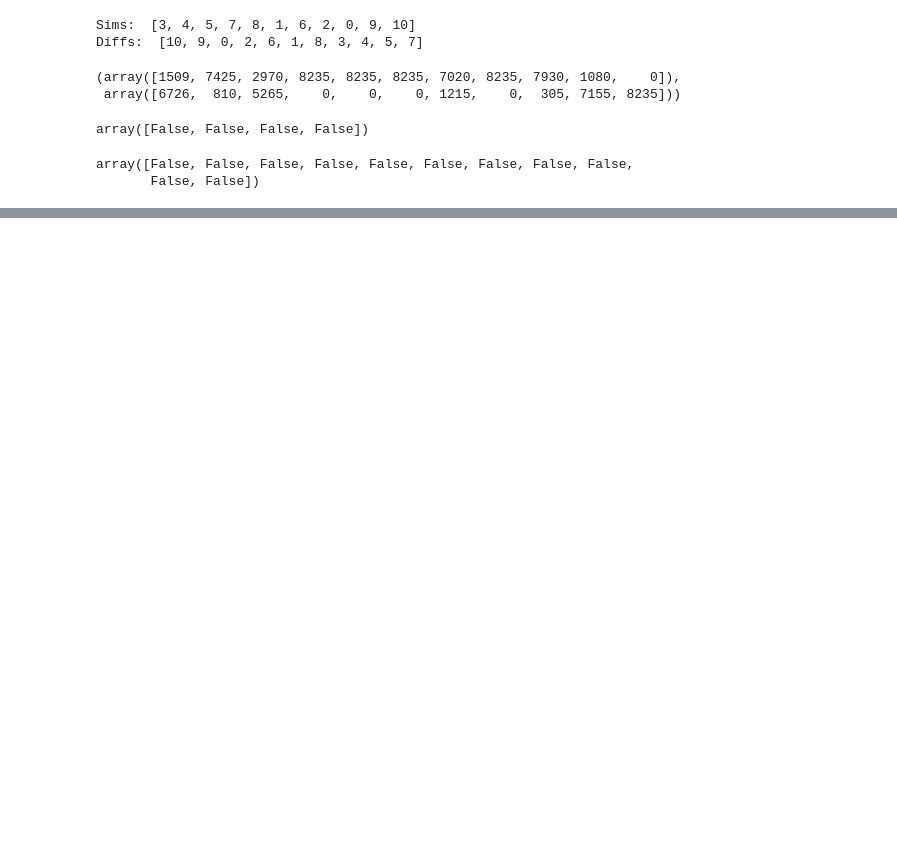
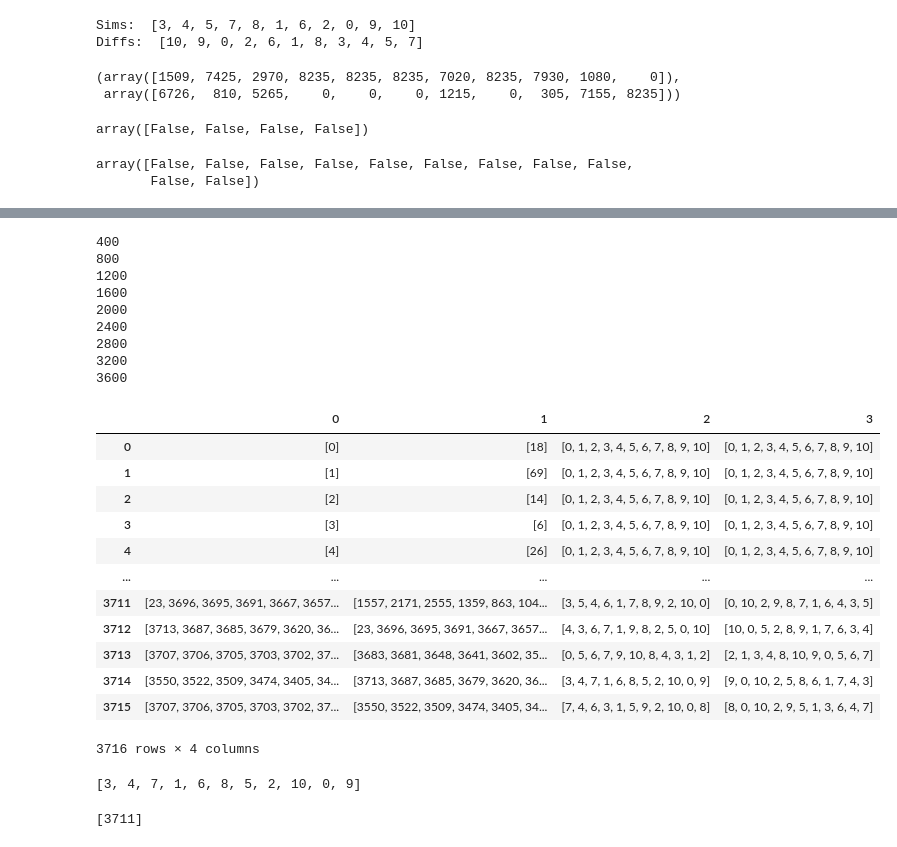
Before and after one commit to christopher-gong/optometry, a Jupyter notebook: sp20/aggl/AgglomerativeClustering_191126Dataset.ipynb, the cells around one changed output, grey strips where cells are left out. Saved outputs shown, nothing was run; the diff lists cells and outputs as text; code cells hidden in the pictures; blank space fills up the shorter version.

```diff
--- a/sp20/aggl/AgglomerativeClustering_191126Dataset.ipynb
+++ b/sp20/aggl/AgglomerativeClustering_191126Dataset.ipynb
@@ -125,6 +136,26 @@ def simdiff(class_a, class_b, clusterlist=clusterlist):
     print("Sims: ", sorted(range(len(sim)), key=lambda k: -sim[k]))
     print("Diffs: ", sorted(range(len(diff)), key=lambda k: -diff[k]))
     return sim, diff
+# %%
+def simdiffindex(class_a, class_b):
+    class_a = np.array(df.iloc[class_a])
+    class_b = np.array(df.iloc[class_b])
+    sim = np.zeros((len(class_a[0]),), dtype=int)
+    diff = np.zeros((len(class_a[0]),), dtype=int)
+    for a in class_a:
+        for b in class_b:
+            a = np.array(a)
+            b = np.array(b)
+            #print(type(a))
+            #print(type(b))
+            x = np.array(np.logical_xor(list(a),list(b)))
+            #sim
+            sim = np.add(sim, ~x)
+            #diff
+            diff = np.add(diff, x)
+    #print("Sims: ", sorted(range(len(sim)), key=lambda k: -sim[k]))
+    #print("Diffs: ", sorted(range(len(diff)), key=lambda k: -diff[k]))
+    return sim, diff, sorted(range(len(sim)), key=lambda k: -sim[k]), sorted(range(len(diff)), key=lambda k: -diff[k])
 # %%
 np.logical_xor(np.array([0,0,1,1]), np.array([0,0,1,1]))
 # %% [output]
@@ -152,0 +198,40 @@ pd.DataFrame(linkage_matrix)
+# %%
+n = len(l)
+i = 1
+d = {z:[z] for z in range(n + 1)}
+result = []
+for row in [list(l.iloc[z]) for z in range(n)]:
+    if (i % 400 == 0):
+        print(i)
+    row0 = d[row[0]]
+    row1 = d[row[1]]
+    sim, diff, sort_sim, sort_diff = simdiffindex(row0, row1)
+    d[n + i] = row0 + row1
+    result.append([row0, row1, sort_sim, sort_diff])
+    #result.append([row0, row1, sim, diff, sort_sim, sort_diff])
+    i += 1
+r = pd.DataFrame(result)
+r
+# %% [output]
+400
+800
+1200
+1600
+2000
+2400
+2800
+3200
+3600
+|  | 0 | 1 | 2 | 3 |
+| 0 | [0] | [18] | [0, 1, 2, 3, 4, 5, 6, 7, 8, 9, 10] | [0, 1, 2, 3, 4, 5, 6, 7, 8, 9, 10] |
+| 1 | [1] | [69] | [0, 1, 2, 3, 4, 5, 6, 7, 8, 9, 10] | [0, 1, 2, 3, 4, 5, 6, 7, 8, 9, 10] |
+| 2 | [2] | [14] | [0, 1, 2, 3, 4, 5, 6, 7, 8, 9, 10] | [0, 1, 2, 3, 4, 5, 6, 7, 8, 9, 10] |
+| 3 | [3] | [6] | [0, 1, 2, 3, 4, 5, 6, 7, 8, 9, 10] | [0, 1, 2, 3, 4, 5, 6, 7, 8, 9, 10] |
+| 4 | [4] | [26] | [0, 1, 2, 3, 4, 5, 6, 7, 8, 9, 10] | [0, 1, 2, 3, 4, 5, 6, 7, 8, 9, 10] |
+| ... | ... | ... | ... | ... |
+| 3711 | [23, 3696, 3695, 3691, 3667, 3657... | [1557, 2171, 2555, 1359, 863, 104... | [3, 5, 4, 6, 1, 7, 8, 9, 2, 10, 0] | [0, 10, 2, 9, 8, 7, 1, 6, 4, 3, 5] |
+| 3712 | [3713, 3687, 3685, 3679, 3620, 36... | [23, 3696, 3695, 3691, 3667, 3657... | [4, 3, 6, 7, 1, 9, 8, 2, 5, 0, 10] | [10, 0, 5, 2, 8, 9, 1, 7, 6, 3, 4] |
+| 3713 | [3707, 3706, 3705, 3703, 3702, 37... | [3683, 3681, 3648, 3641, 3602, 35... | [0, 5, 6, 7, 9, 10, 8, 4, 3, 1, 2] | [2, 1, 3, 4, 8, 10, 9, 0, 5, 6, 7] |
+| 3714 | [3550, 3522, 3509, 3474, 3405, 34... | [3713, 3687, 3685, 3679, 3620, 36... | [3, 4, 7, 1, 6, 8, 5, 2, 10, 0, 9] | [9, 0, 10, 2, 5, 8, 6, 1, 7, 4, 3] |
+| 3715 | [3707, 3706, 3705, 3703, 3702, 37... | [3550, 3522, 3509, 3474, 3405, 34... | [7, 4, 6, 3, 1, 5, 9, 2, 10, 0, 8] | [8, 0, 10, 2, 9, 5, 1, 3, 6, 4, 7] |
+3716 rows × 4 columns
@@ -152,0 +243,8 @@ pd.DataFrame(linkage_matrix)
+# %%
+find(54, 610)
+# %% [output]
+[3, 4, 7, 1, 6, 8, 5, 2, 10, 0, 9]
+# %%
+[i for i in range(n) if (23 in r.iloc[i][0] and 1557 in r.iloc[i][1])]
+# %% [output]
+[3711]
```
Also changed, not shown: parts of 10 cells of this notebook, 2 other files.
